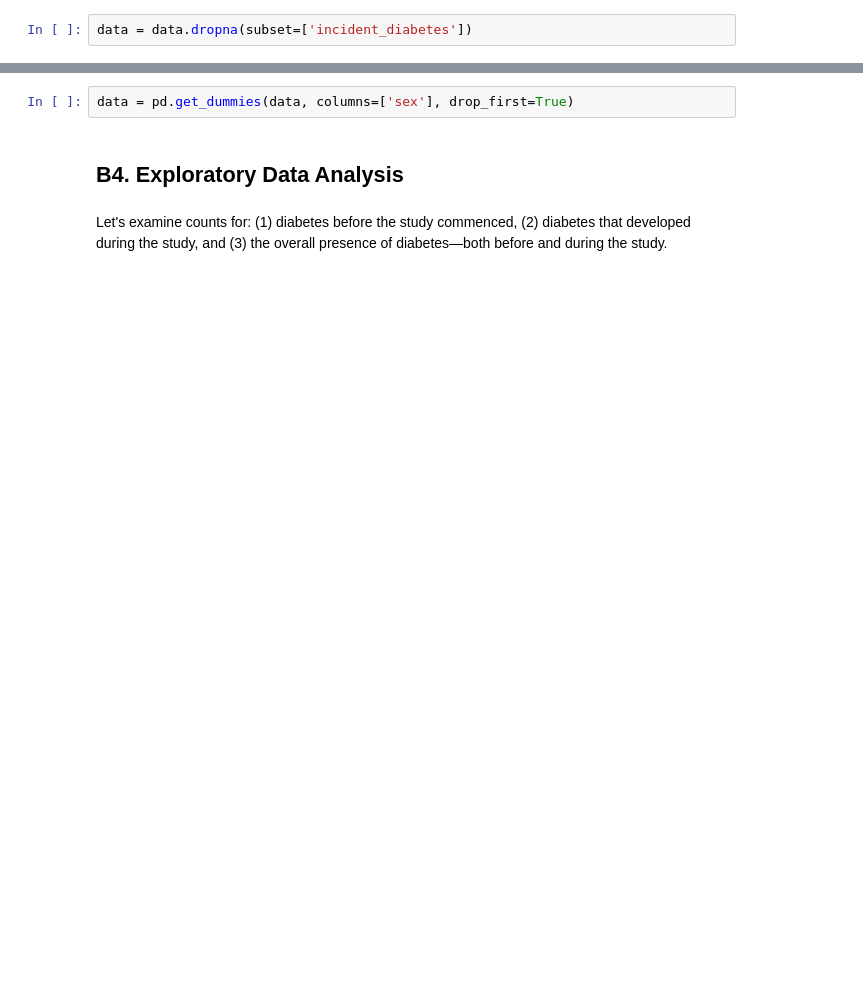
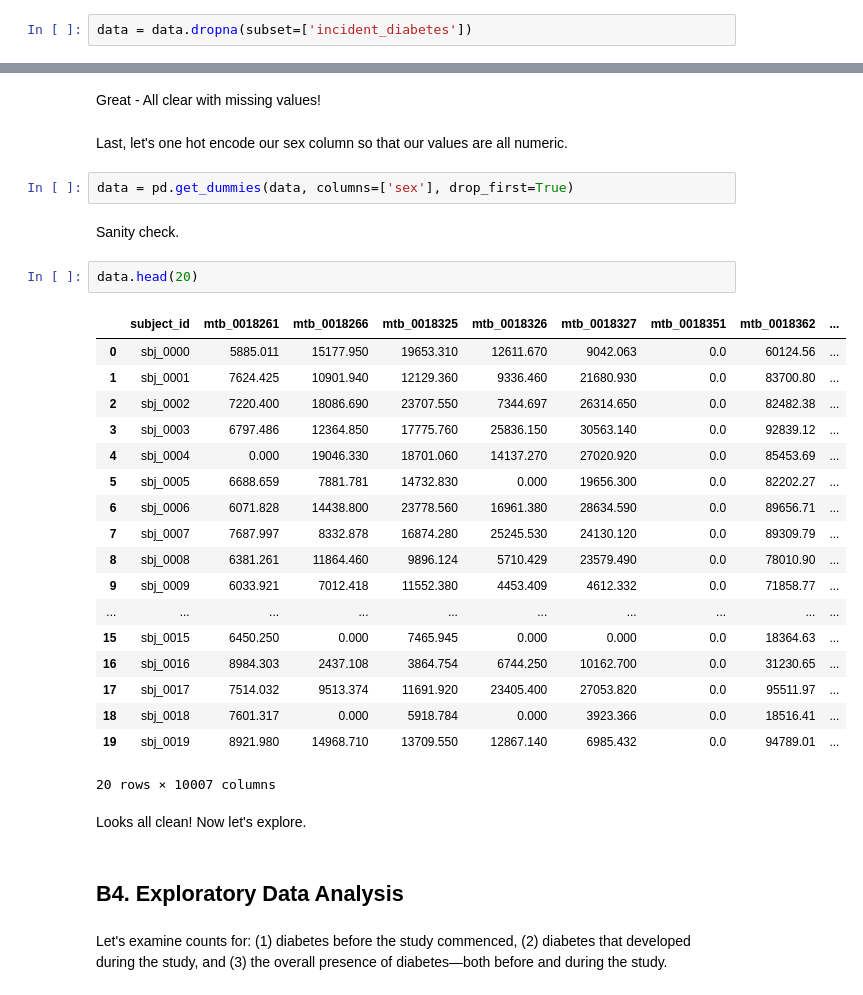
Before and after one commit to kmcneil901/Sapient-Case-Study, a Jupyter notebook: Sapient DS Test Project.ipynb, the cells around one changed output, grey strips where cells are left out. Saved outputs shown, nothing was run; the diff lists cells and outputs as text; blank space fills up the shorter version.

```diff
--- a/Sapient DS Test Project.ipynb
+++ b/Sapient DS Test Project.ipynb
@@ -111,5 +125,34 @@ data = data.dropna(subset=['incident_diabetes'])
+# %% [markdown]
+Great - All clear with missing values!
+# %% [markdown]
+Last, let's one hot encode our sex column so that our values are all numeric.
 # %%
 data = pd.get_dummies(data, columns=['sex'], drop_first=True)
+# %% [markdown]
+Sanity check.
+# %%
+data.head(20)
+# %% [output]
+|  | subject_id | mtb_0018261 | mtb_0018266 | mtb_0018325 | mtb_0018326 | mtb_0018327 | mtb_0018351 | mtb_0018362 | ... |
+| 0 | sbj_0000 | 5885.011 | 15177.950 | 19653.310 | 12611.670 | 9042.063 | 0.0 | 60124.56 | ... |
+| 1 | sbj_0001 | 7624.425 | 10901.940 | 12129.360 | 9336.460 | 21680.930 | 0.0 | 83700.80 | ... |
+| 2 | sbj_0002 | 7220.400 | 18086.690 | 23707.550 | 7344.697 | 26314.650 | 0.0 | 82482.38 | ... |
+| 3 | sbj_0003 | 6797.486 | 12364.850 | 17775.760 | 25836.150 | 30563.140 | 0.0 | 92839.12 | ... |
+| 4 | sbj_0004 | 0.000 | 19046.330 | 18701.060 | 14137.270 | 27020.920 | 0.0 | 85453.69 | ... |
+| 5 | sbj_0005 | 6688.659 | 7881.781 | 14732.830 | 0.000 | 19656.300 | 0.0 | 82202.27 | ... |
+| 6 | sbj_0006 | 6071.828 | 14438.800 | 23778.560 | 16961.380 | 28634.590 | 0.0 | 89656.71 | ... |
+| 7 | sbj_0007 | 7687.997 | 8332.878 | 16874.280 | 25245.530 | 24130.120 | 0.0 | 89309.79 | ... |
+| 8 | sbj_0008 | 6381.261 | 11864.460 | 9896.124 | 5710.429 | 23579.490 | 0.0 | 78010.90 | ... |
+| 9 | sbj_0009 | 6033.921 | 7012.418 | 11552.380 | 4453.409 | 4612.332 | 0.0 | 71858.77 | ... |
+| ... | ... | ... | ... | ... | ... | ... | ... | ... | ... |
+| 15 | sbj_0015 | 6450.250 | 0.000 | 7465.945 | 0.000 | 0.000 | 0.0 | 18364.63 | ... |
+| 16 | sbj_0016 | 8984.303 | 2437.108 | 3864.754 | 6744.250 | 10162.700 | 0.0 | 31230.65 | ... |
+| 17 | sbj_0017 | 7514.032 | 9513.374 | 11691.920 | 23405.400 | 27053.820 | 0.0 | 95511.97 | ... |
+| 18 | sbj_0018 | 7601.317 | 0.000 | 5918.784 | 0.000 | 3923.366 | 0.0 | 18516.41 | ... |
+| 19 | sbj_0019 | 8921.980 | 14968.710 | 13709.550 | 12867.140 | 6985.432 | 0.0 | 94789.01 | ... |
+20 rows × 10007 columns
+# %% [markdown]
+Looks all clean! Now let's explore.
 # %% [markdown]
 ## B4. Exploratory Data Analysis
 # %% [markdown]
```
Also changed, not shown: parts of 56 cells of this notebook.
